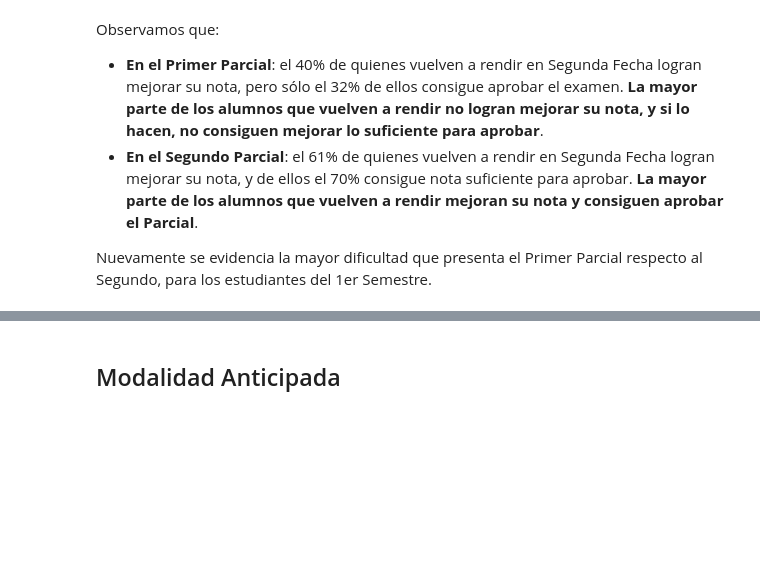
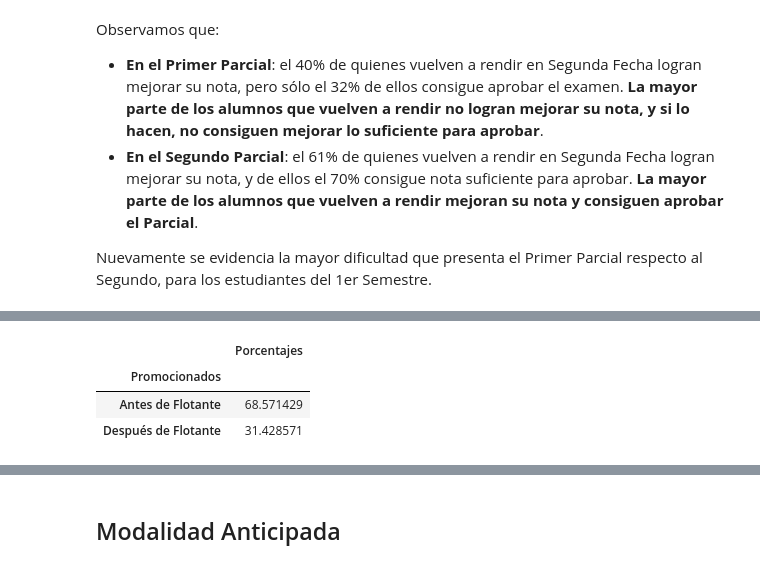
Before and after one commit to juanjogervasio/Intro-courses-analysis, a Jupyter notebook: notebooks/Analisis.ipynb, the cells around one changed output, grey strips where cells are left out. Saved outputs shown, nothing was run; the diff lists cells and outputs as text; code cells hidden in the pictures; blank space fills up the shorter version.

Commit message:
Agrego Promociones antes y despues de Flotante

```diff
--- a/notebooks/Analisis.ipynb
+++ b/notebooks/Analisis.ipynb
@@ -1093,0 +1100,21 @@ Nuevamente se evidencia la mayor dificultad que presenta el Primer Parcial respe
+# %%
+# Filtro por promocionados en 1er Semestre
+condiciones = (mate_pi["Tipo_Cursada"] == "1er Semestre") & (mate_pi["Condicion"] == "Promocionado")
+promo_1S = mate_pi[condiciones]
+
+# Verifico si rindió alguna instancia de Flotante:
+rinde_flotante_1S = promo_1S[["F1","F2"]].isna()\
+                                .apply(sum, axis=1) # Sumo cantidad de True por filas
+
+# Obtengo 2 si no se presentó a Flotante, y 1 si rindió F1 o F2. Calculo proporciones
+antes_despues_prop_1S = (rinde_flotante_1S.value_counts() / promo_1S.shape[0]) * 100
+
+# Genero la tabla con los resultados:
+antes_despues_promo_1S = pd.DataFrame({"Porcentajes":antes_despues_prop_1S}).rename(index={2:"Antes de Flotante", 1:"Después de Flotante"}).rename_axis("Promocionados")
+# %%
+antes_despues_promo_1S
+# %% [output]
+|  | Porcentajes |
+| Promocionados |  |
+| Antes de Flotante | 68.571429 |
+| Después de Flotante | 31.428571 |
```
Also changed, not shown: parts of 14 cells of this notebook.
